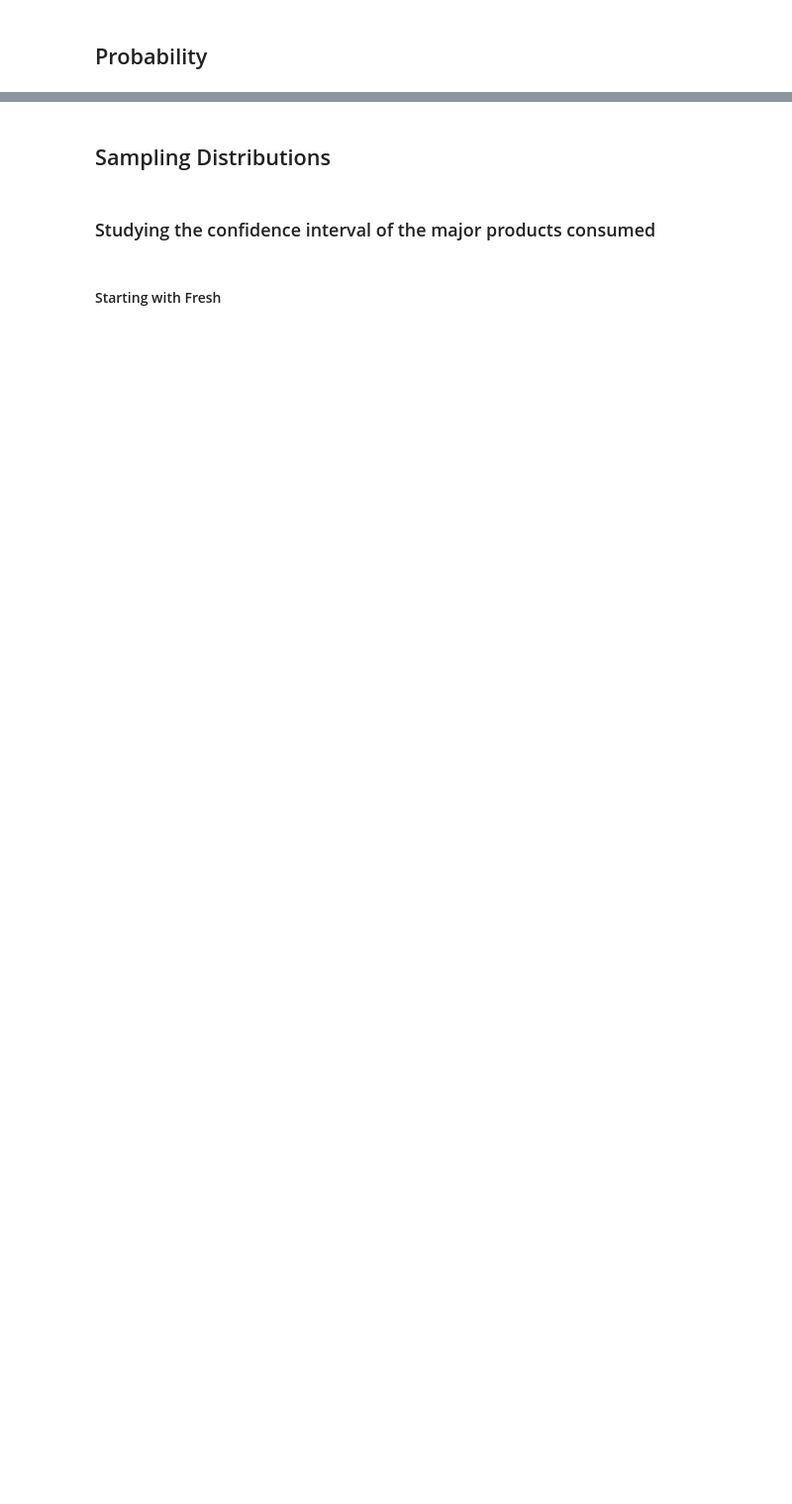
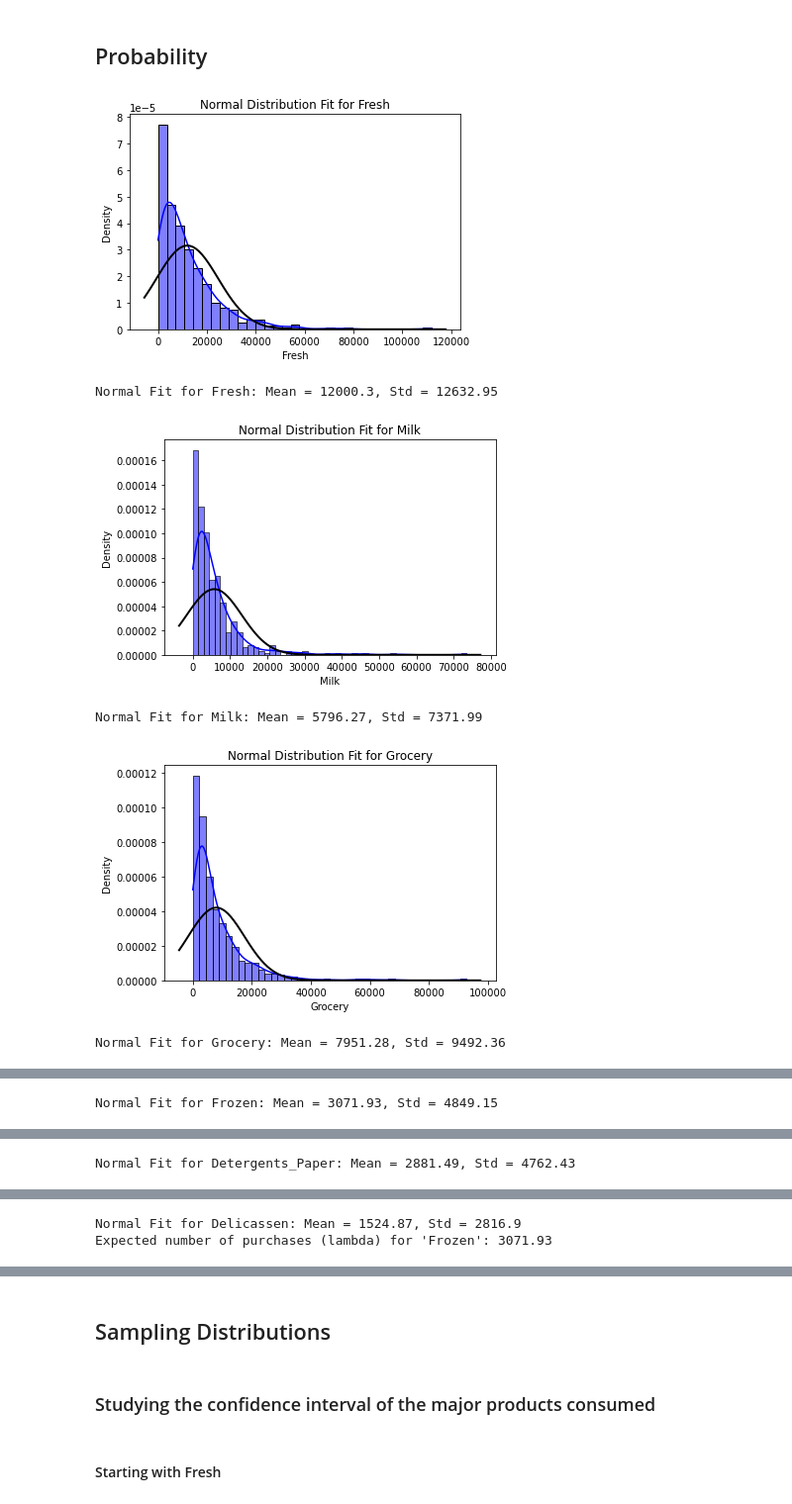
Before and after one commit to lopez-Luis89/Team_Project_AAI-500, a Jupyter notebook: Team Project AAI 500.ipynb, the cells around one changed output, grey strips where cells are left out. Shown at 99% size. Saved outputs shown, nothing was run; the diff lists cells and outputs as text; code cells hidden in the pictures; blank space fills up the shorter version.

```diff
--- a/Team Project AAI 500.ipynb
+++ b/Team Project AAI 500.ipynb
@@ -47,2 +112,28 @@ Looks like the top selling products are Fresh, Milk and Groceries. Numbers are e
 # %% [markdown]
 ## Probability
+# %%
+# Normal Distribution Fit
+for column in df.columns[2:]:
+    mu, std = stats.norm.fit(df[column])
+    plt.figure()
+    sns.histplot(df[column], kde=True, stat='density', color='blue')
+    xmin, xmax = plt.xlim()
+    x = np.linspace(xmin, xmax, 100)
+    p = stats.norm.pdf(x, mu, std)
+    plt.plot(x, p, 'k', linewidth=2)
+    plt.title(f'Normal Distribution Fit for {column}')
+    plt.xlabel(column)
+    plt.ylabel('Density')
+    plt.show()
+    print(f"Normal Fit for {column}: Mean = {round(mu, 2)}, Std = {round(std, 2)}")
+
+## Poisson Distribution for 'Frozen'
+lambda_frozen = df['Frozen'].mean()
+print(f"Expected number of purchases (lambda) for 'Frozen': {round(lambda_frozen, 2)}")
+# %% [output]
+[figure, added]
+Normal Fit for Fresh: Mean = 12000.3, Std = 12632.95
+[figure, added]
+Normal Fit for Milk: Mean = 5796.27, Std = 7371.99
+[figure, added]
+Normal Fit for Grocery: Mean = 7951.28, Std = 9492.36
@@ -48,0 +141 @@ Looks like the top selling products are Fresh, Milk and Groceries. Numbers are e
+Normal Fit for Frozen: Mean = 3071.93, Std = 4849.15
@@ -48,0 +143 @@ Looks like the top selling products are Fresh, Milk and Groceries. Numbers are e
+Normal Fit for Detergents_Paper: Mean = 2881.49, Std = 4762.43
@@ -48,0 +145,2 @@ Looks like the top selling products are Fresh, Milk and Groceries. Numbers are e
+Normal Fit for Delicassen: Mean = 1524.87, Std = 2816.9
+Expected number of purchases (lambda) for 'Frozen': 3071.93
```
Also changed, not shown: parts of 26 cells of this notebook.
